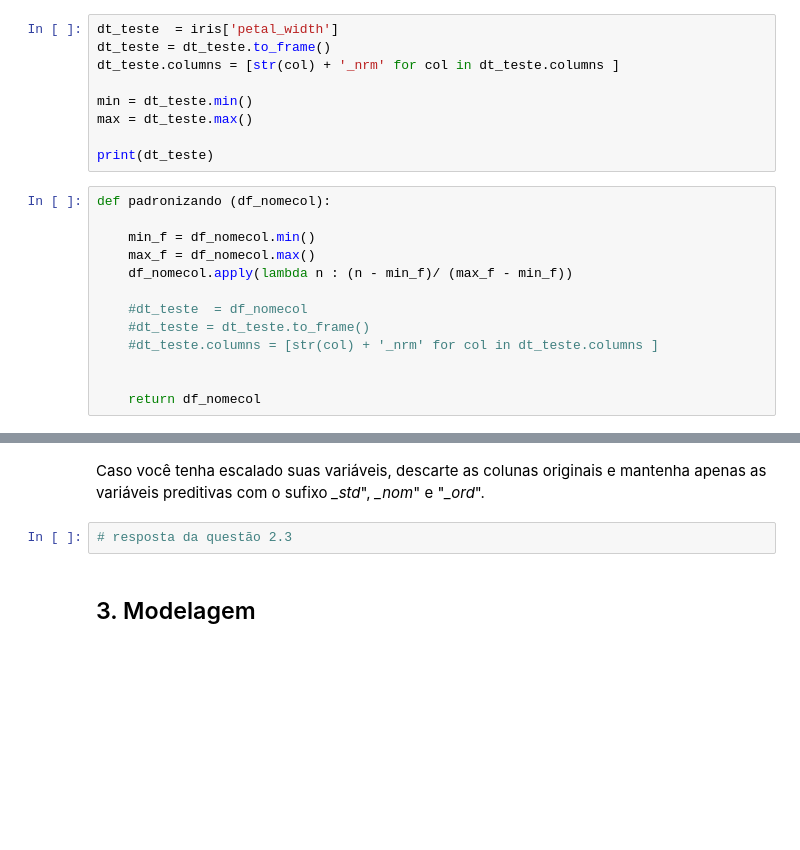
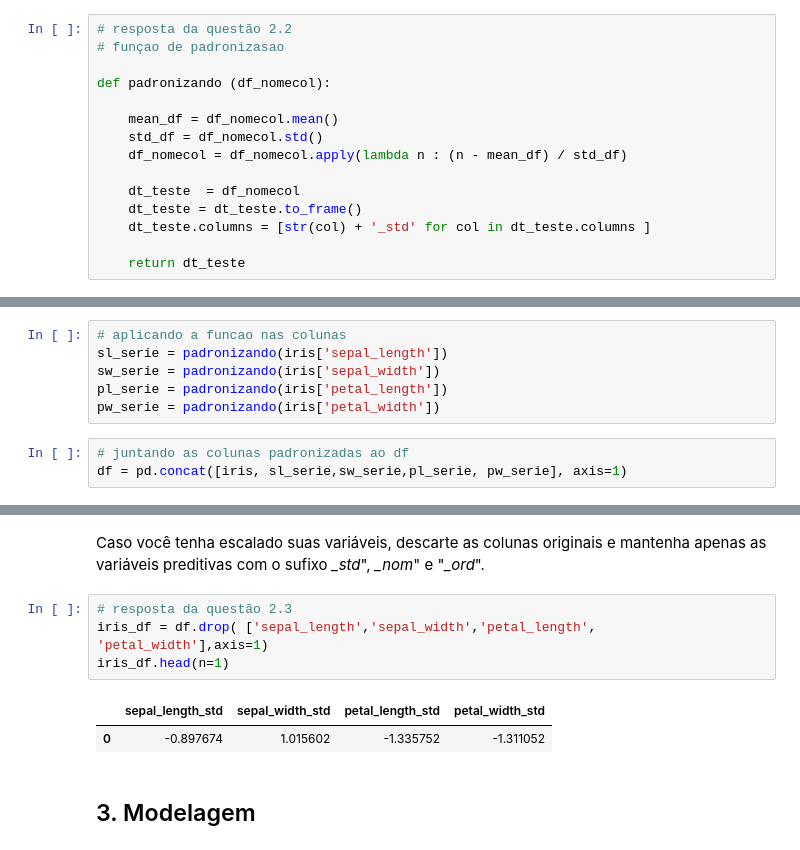
Before and after one commit to Ricardo-Filgueiras/Analista-de-dados-ebac, a Jupyter notebook: Modulo 25 - Aprendizado de maquina Agrupamento/P_A_dados_M25_Exercicio_resolvidoV1.ipynb, the cells around one changed output, grey strips where cells are left out. Saved outputs shown, nothing was run; the diff lists cells and outputs as text; blank space fills up the shorter version.

```diff
--- a/Modulo 25 - Aprendizado de maquina Agrupamento/P_A_dados_M25_Exercicio_resolvidoV1.ipynb
+++ b/Modulo 25 - Aprendizado de maquina Agrupamento/P_A_dados_M25_Exercicio_resolvidoV1.ipynb
@@ -94,22 +83,15 @@ iris.head(n=10)
-# %%
-dt_teste  = iris['petal_width']
-dt_teste = dt_teste.to_frame()
-dt_teste.columns = [str(col) + '_nrm' for col in dt_teste.columns ]
-
-min = dt_teste.min()
-max = dt_teste.max()
-
-print(dt_teste)
 # %%
+# resposta da questão 2.2
+# funçao de padronizasao
+
 def padronizando (df_nomecol):
 
-    min_f = df_nomecol.min()
-    max_f = df_nomecol.max()
-    df_nomecol.apply(lambda n : (n - min_f)/ (max_f - min_f))
+    mean_df = df_nomecol.mean()
+    std_df = df_nomecol.std()
+    df_nomecol = df_nomecol.apply(lambda n : (n - mean_df) / std_df)
 
-    #dt_teste  = df_nomecol
-    #dt_teste = dt_teste.to_frame()
-    #dt_teste.columns = [str(col) + '_nrm' for col in dt_teste.columns ]
+    dt_teste  = df_nomecol
+    dt_teste = dt_teste.to_frame()
+    dt_teste.columns = [str(col) + '_std' for col in dt_teste.columns ]
 
-
-    return df_nomecol
+    return dt_teste
@@ -143,9 +98,23 @@ O resultado da soma de 19 + 12 é : 31
+# %%
+# aplicando a funcao nas colunas
+sl_serie = padronizando(iris['sepal_length'])
+sw_serie = padronizando(iris['sepal_width'])
+pl_serie = padronizando(iris['petal_length'])
+pw_serie = padronizando(iris['petal_width'])
+# %%
+# juntando as colunas padronizadas ao df
+df = pd.concat([iris, sl_serie,sw_serie,pl_serie, pw_serie], axis=1)
 # %% [markdown]
 ### **2.3. Limpeza**
 # %% [markdown]
 Caso você tenha escalado suas variáveis, descarte as colunas originais e mantenha apenas as variáveis preditivas com o sufixo *_std*", *_nom*" e "*_ord*".
 # %%
 # resposta da questão 2.3
+iris_df = df.drop( ['sepal_length','sepal_width','petal_length', 'petal_width'],axis=1)
+iris_df.head(n=1)
+# %% [output]
+|  | sepal_length_std | sepal_width_std | petal_length_std | petal_width_std |
+| 0 | -0.897674 | 1.015602 | -1.335752 | -1.311052 |
 # %% [markdown]
 ## 3\. Modelagem
 # %% [markdown]
```
Also changed, not shown: parts of 12 cells of this notebook.
